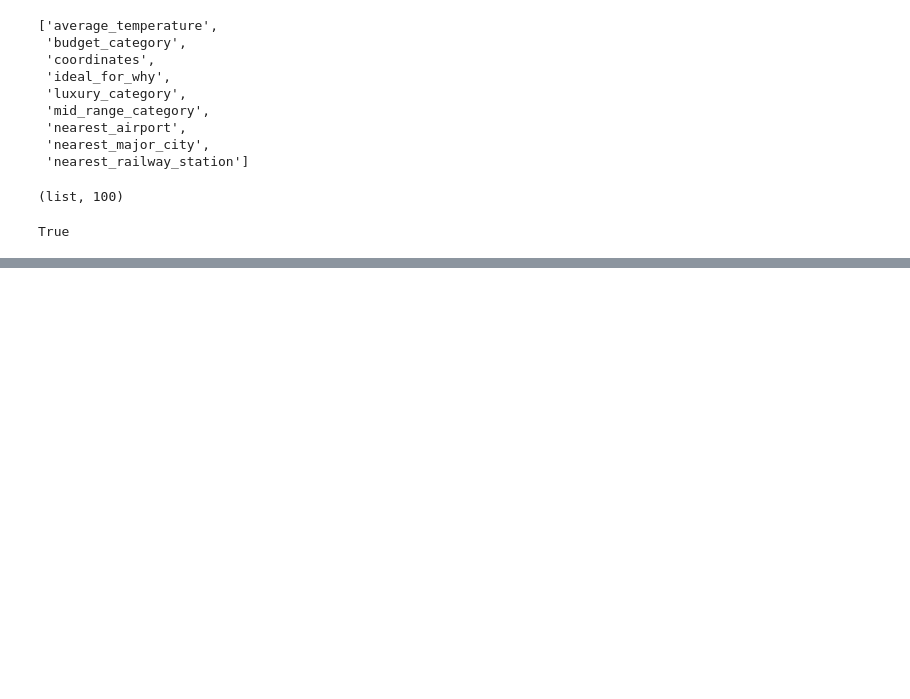
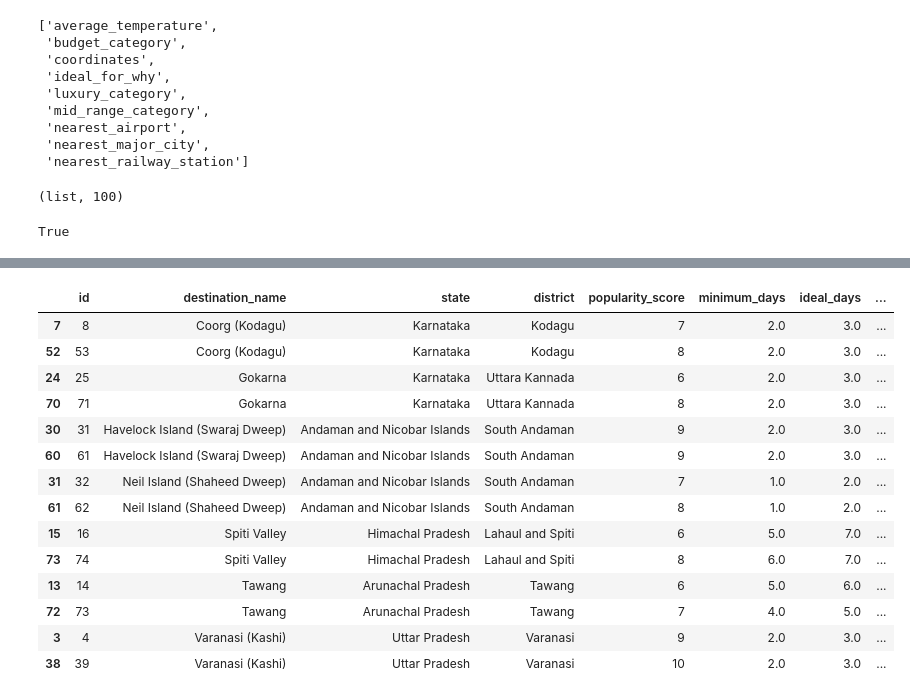
Before and after one commit to tharsna1208/BharatYatraLM, a Jupyter notebook: notebooks/01_dataset_inspection.ipynb, the cells around one changed output, grey strips where cells are left out. Cells and saved outputs as stored; diff of their text form; code cells hidden in the pictures; blank space fills up the shorter version.

Commit message:
Complete Day 2 data cleaning and validation

```diff
--- a/notebooks/01_dataset_inspection.ipynb
+++ b/notebooks/01_dataset_inspection.ipynb
@@ -256,0 +830,4 @@ True
+# %%
+clean_data = data.copy()
+print("Original records:", len(data))
+print("Clean records:", len(clean_data))
@@ -256,0 +1464,7 @@ True
+# %%
+none_required_fields = {
+    field: sum(record.get(field) is None for record in clean_data)
+    for field in schema["items"]["required"]
+}
+
+{k: v for k, v in none_required_fields.items() if v > 0}
@@ -256,0 +1473,11 @@ True
+# %%
+blank_required_fields = {
+    field: sum(
+        isinstance(record.get(field), str)
+        and record.get(field).strip() == ""
+        for record in clean_data
+    )
+    for field in schema["items"]["required"]
+}
+
+{k: v for k, v in blank_required_fields.items() if v > 0}
@@ -256,0 +1492,15 @@ True
+# %%
+from collections import Counter
+
+name_counts = Counter(
+    record["destination_name"]
+    for record in clean_data
+)
+
+duplicates = {
+    name: count
+    for name, count in name_counts.items()
+    if count > 1
+}
+
+duplicates
@@ -256,0 +1515,23 @@ True
+# %%
+clean_df[
+    clean_df["destination_name"].isin(duplicates.keys())
+][
+    ["id", "destination_name", "state", "district",
+     "popularity_score", "minimum_days", "ideal_days", "maximum_days"]
+].sort_values("destination_name")
+# %% [output]
+|  | id | destination_name | state | district | popularity_score | minimum_days | ideal_days | ... |
+| 7 | 8 | Coorg (Kodagu) | Karnataka | Kodagu | 7 | 2.0 | 3.0 | ... |
+| 52 | 53 | Coorg (Kodagu) | Karnataka | Kodagu | 8 | 2.0 | 3.0 | ... |
+| 24 | 25 | Gokarna | Karnataka | Uttara Kannada | 6 | 2.0 | 3.0 | ... |
+| 70 | 71 | Gokarna | Karnataka | Uttara Kannada | 8 | 2.0 | 3.0 | ... |
+| 30 | 31 | Havelock Island (Swaraj Dweep) | Andaman and Nicobar Islands | South Andaman | 9 | 2.0 | 3.0 | ... |
+| 60 | 61 | Havelock Island (Swaraj Dweep) | Andaman and Nicobar Islands | South Andaman | 9 | 2.0 | 3.0 | ... |
+| 31 | 32 | Neil Island (Shaheed Dweep) | Andaman and Nicobar Islands | South Andaman | 7 | 1.0 | 2.0 | ... |
+| 61 | 62 | Neil Island (Shaheed Dweep) | Andaman and Nicobar Islands | South Andaman | 8 | 1.0 | 2.0 | ... |
+| 15 | 16 | Spiti Valley | Himachal Pradesh | Lahaul and Spiti | 6 | 5.0 | 7.0 | ... |
+| 73 | 74 | Spiti Valley | Himachal Pradesh | Lahaul and Spiti | 8 | 6.0 | 7.0 | ... |
+| 13 | 14 | Tawang | Arunachal Pradesh | Tawang | 6 | 5.0 | 6.0 | ... |
+| 72 | 73 | Tawang | Arunachal Pradesh | Tawang | 7 | 4.0 | 5.0 | ... |
+| 3 | 4 | Varanasi (Kashi) | Uttar Pradesh | Varanasi | 9 | 2.0 | 3.0 | ... |
+| 38 | 39 | Varanasi (Kashi) | Uttar Pradesh | Varanasi | 10 | 2.0 | 3.0 | ... |
```
Also changed, not shown: parts of 133 cells of this notebook.
